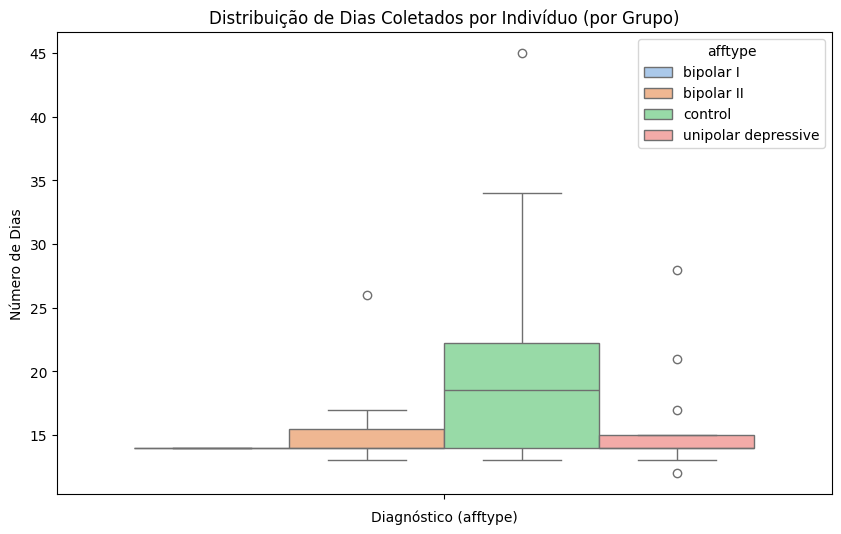
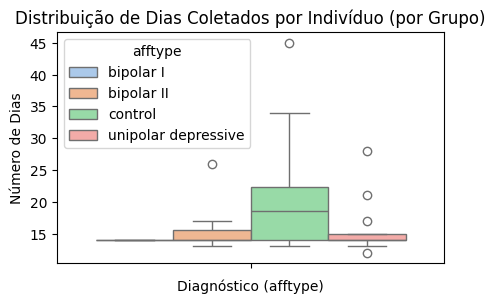
Code edit (unified diff) that turned the first committed figure into the second:
--- before
+++ after
@@ -1,3 +1,3 @@
-plt.figure(figsize=(10, 6))
+plt.figure(figsize=(5, 3))
 sns.boxplot(data=days_per_user, hue='afftype', y='num_days', palette='pastel')
 plt.title('Distribuição de Dias Coletados por Indivíduo (por Grupo)')

Commit: Plots and experiments